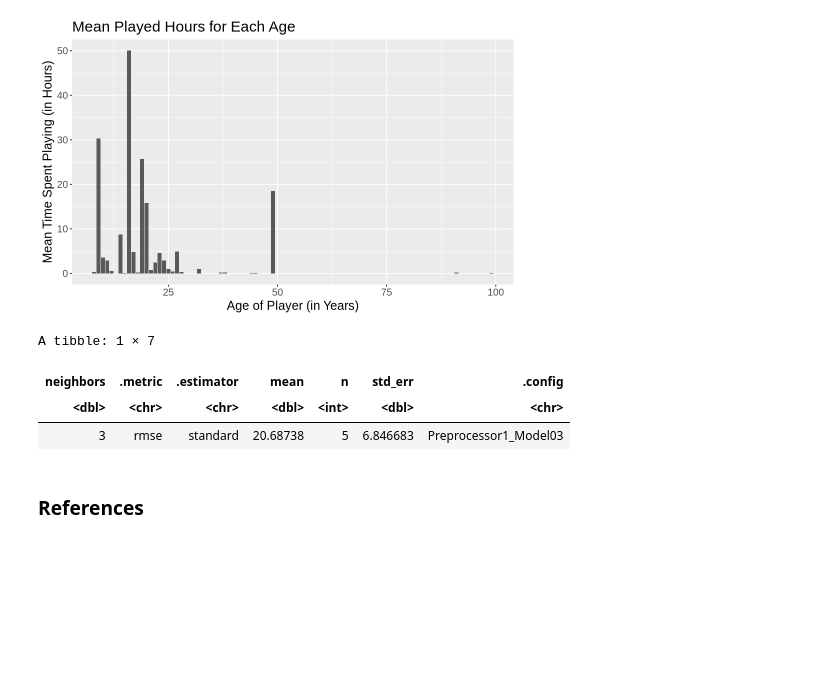
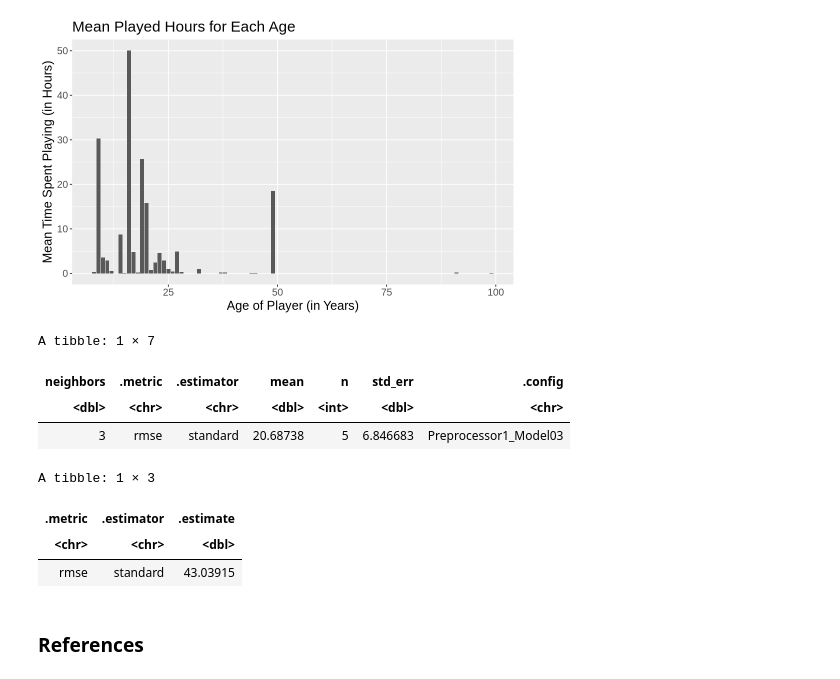
Before and after one commit to jyuxinshu/plaicraft, a Jupyter notebook: plaicraft.ipynb, the cells around one changed output. Cells and saved outputs as stored; diff of their text form; code cells hidden in the pictures; blank space fills up the shorter version.

```diff
--- a/plaicraft.ipynb
+++ b/plaicraft.ipynb
@@ -245,5 +245,35 @@ A tibble: 1 × 7
 | neighbors | .metric | .estimator | mean | n | std_err | .config |
 | <dbl> | <chr> | <chr> | <dbl> | <int> | <dbl> | <chr> |
 | 3 | rmse | standard | 20.68738 | 5 | 6.846683 | Preprocessor1_Model03 |
+# %%
+
+new_players_spec <- nearest_neighbor(weight_func = "rectangular", neighbors = 3) |>
+set_engine("kknn") |>
+set_mode("regression")
+
+players_fit <- workflow() |>
+add_recipe(players_recipe) |>
+add_model(new_players_spec) |>
+fit(data = training_set)
+
+players_summary <- players_fit |>
+predict(testing_set) |>
+bind_cols(testing_set) |>
+metrics(truth = played_hours, estimate = .pred) |>
+filter(.metric == "rmse")
+players_summary
+
+# prediction_grid <- tibble(played_hours = seq(from = players_tidy |> select (played_hours) |> min(),
+#                    to = players_tidy |> select(played_hours |> max(), by = 10 )))
+
+# players_predict <- players_fit |>
+# predict(prediction_grid) |>
+# bind_cols(prediction_grid)
+# players_predict
+# %% [output]
+A tibble: 1 × 3
+| .metric | .estimator | .estimate |
+| <chr> | <chr> | <dbl> |
+| rmse | standard | 43.03915 |
 # %% [markdown]
 ### References
```
Also changed, not shown: parts of 1 cell of this notebook.
